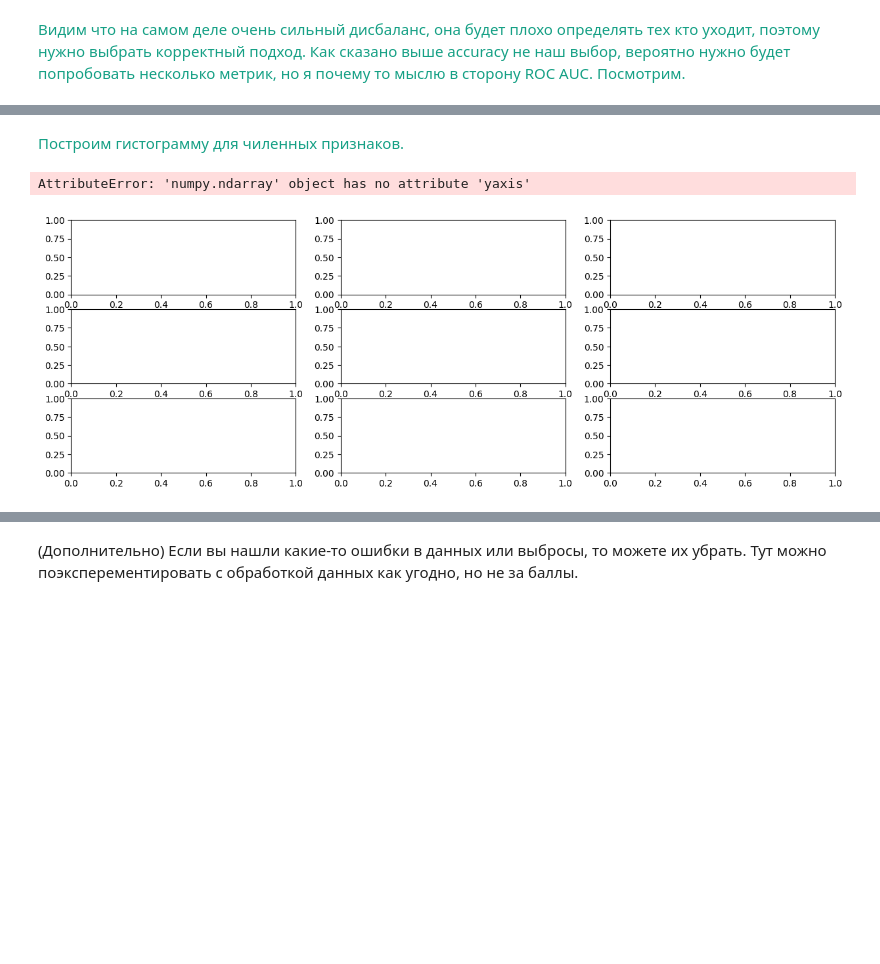
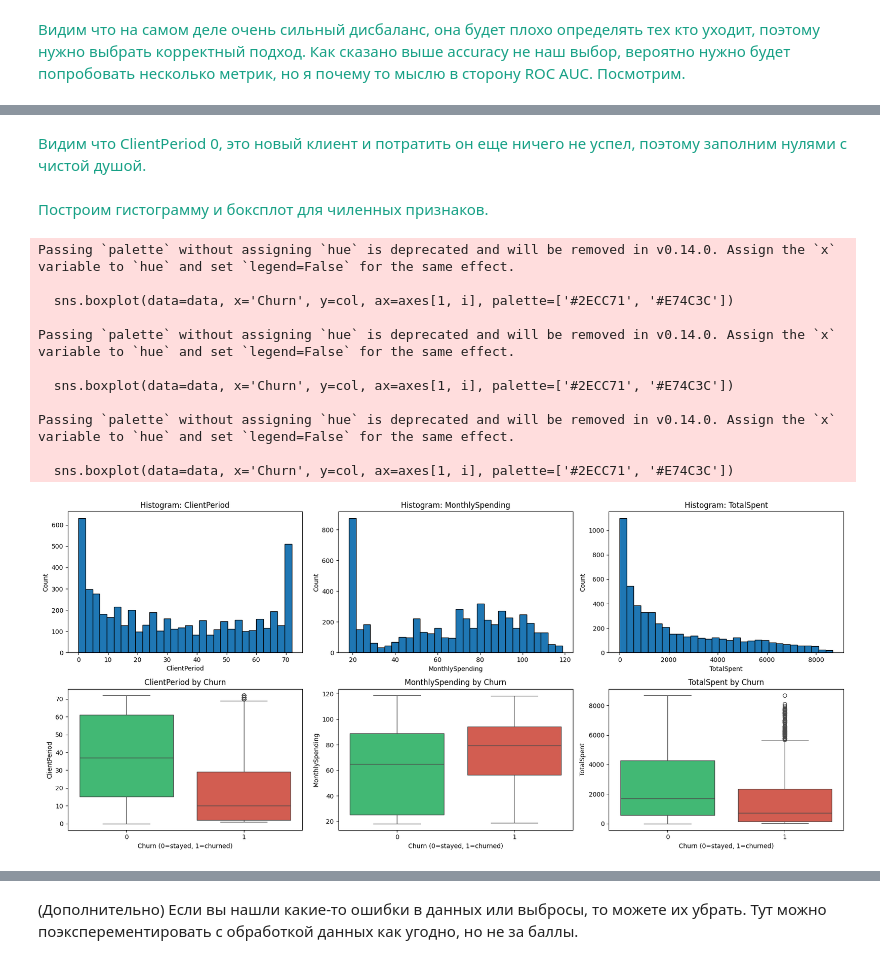
Before and after one commit to blckvia/DeepLearningSchool, a Jupyter notebook: week_03_composition_model_selection/Homework/hw_3_kaggle.ipynb, the cells around one changed output, grey strips where cells are left out. Saved outputs shown, nothing was run; the diff lists cells and outputs as text; code cells hidden in the pictures; blank space fills up the shorter version.

```diff
--- a/week_03_composition_model_selection/Homework/hw_3_kaggle.ipynb
+++ b/week_03_composition_model_selection/Homework/hw_3_kaggle.ipynb
@@ -206,0 +223,2 @@ dtype: float64
+# %%
+data['TotalSpent'] = pd.to_numeric(data['TotalSpent'], errors='coerce')
@@ -207,21 +247,41 @@ dtype: float64
+# %% [markdown]
+<font color="#16A085">Видим что ClientPeriod 0, это новый клиент и потратить он еще ничего не успел, поэтому заполним нулями с чистой душой.</font>
+# %%
+data['TotalSpent'] = data['TotalSpent'].fillna(0)
 # %% [markdown]
-<font color="#16A085">Построим гистограмму для чиленных признаков.</font>
+<font color="#16A085">Построим гистограмму и боксплот для чиленных признаков.</font>
 # %%
 import seaborn as sns
 
-fig, axes = plt.subplots(3, 3, figsize=(15, 5))
+fig, axes = plt.subplots(2, len(num_cols), figsize=(18, 8))
 
 for i, col in enumerate(num_cols):
-    sns.boxplot(data=data, x='Churn', y=col, ax=axes[i], palette=['#2ECC71', '#E74C3C'])
-    axes[i].set_title(f'{col} by Churn', fontsize=12)
-    axes[i].set_xlabel('Churn (0=stayed, 1=churned)')
+    axes[0, i].hist(
+        data[col].dropna(),
+        bins=30,
+        edgecolor='black'
+    )
 
-    plt.hist(data=data, bins=20, color="#E19D29")
+    axes[0, i].set_title(f'Histogram: {col}')
+    axes[0, i].set_xlabel(col)
+    axes[0, i].set_ylabel('Count')
 
-
+    sns.boxplot(data=data, x='Churn', y=col, ax=axes[1, i], palette=['#2ECC71', '#E74C3C'])
+    axes[1, i].set_title(f'{col} by Churn', fontsize=12)
+    axes[1, i].set_xlabel('Churn (0=stayed, 1=churned)')
 
 plt.tight_layout()
 plt.show()
 # %% [output]
-AttributeError: 'numpy.ndarray' object has no attribute 'yaxis'
+Passing `palette` without assigning `hue` is deprecated and will be removed in v0.14.0. Assign the `x` variable to `hue` and set `legend=False` for the same effect.
+
+  sns.boxplot(data=data, x='Churn', y=col, ax=axes[1, i], palette=['#2ECC71', '#E74C3C'])
+
+Passing `palette` without assigning `hue` is deprecated and will be removed in v0.14.0. Assign the `x` variable to `hue` and set `legend=False` for the same effect.
+
+  sns.boxplot(data=data, x='Churn', y=col, ax=axes[1, i], palette=['#2ECC71', '#E74C3C'])
+
+Passing `palette` without assigning `hue` is deprecated and will be removed in v0.14.0. Assign the `x` variable to `hue` and set `legend=False` for the same effect.
+
+  sns.boxplot(data=data, x='Churn', y=col, ax=axes[1, i], palette=['#2ECC71', '#E74C3C'])
-[figure, old version]
+[figure, new version]
```
Also changed, not shown: parts of 11 cells of this notebook.
